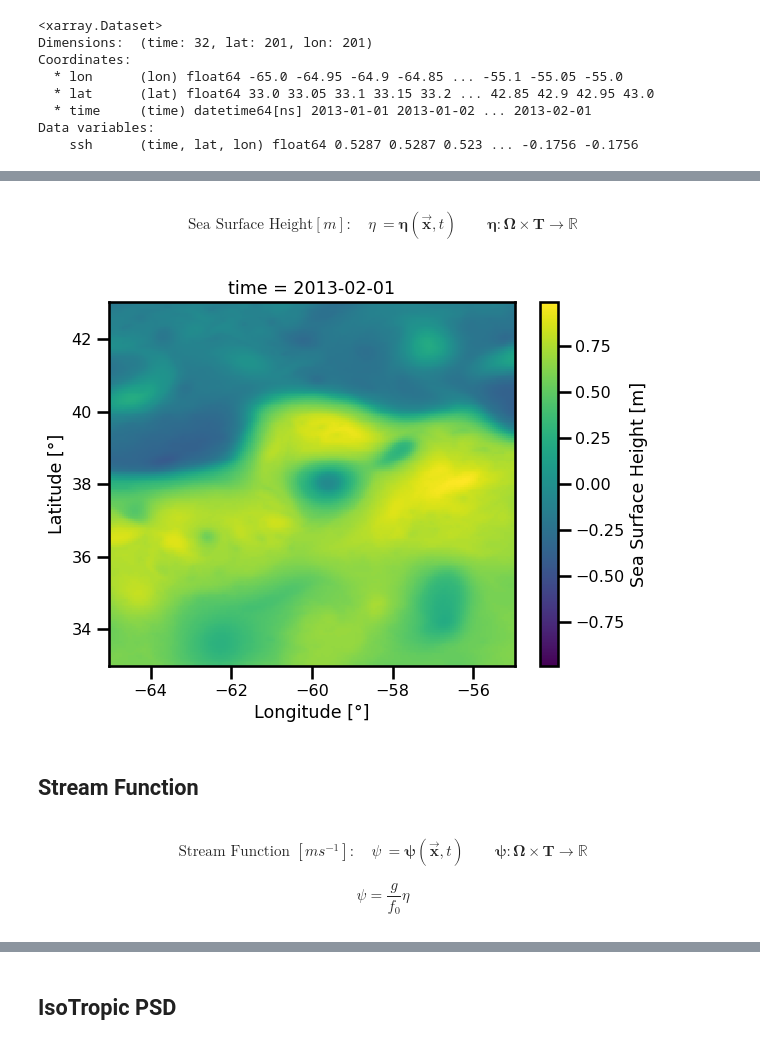
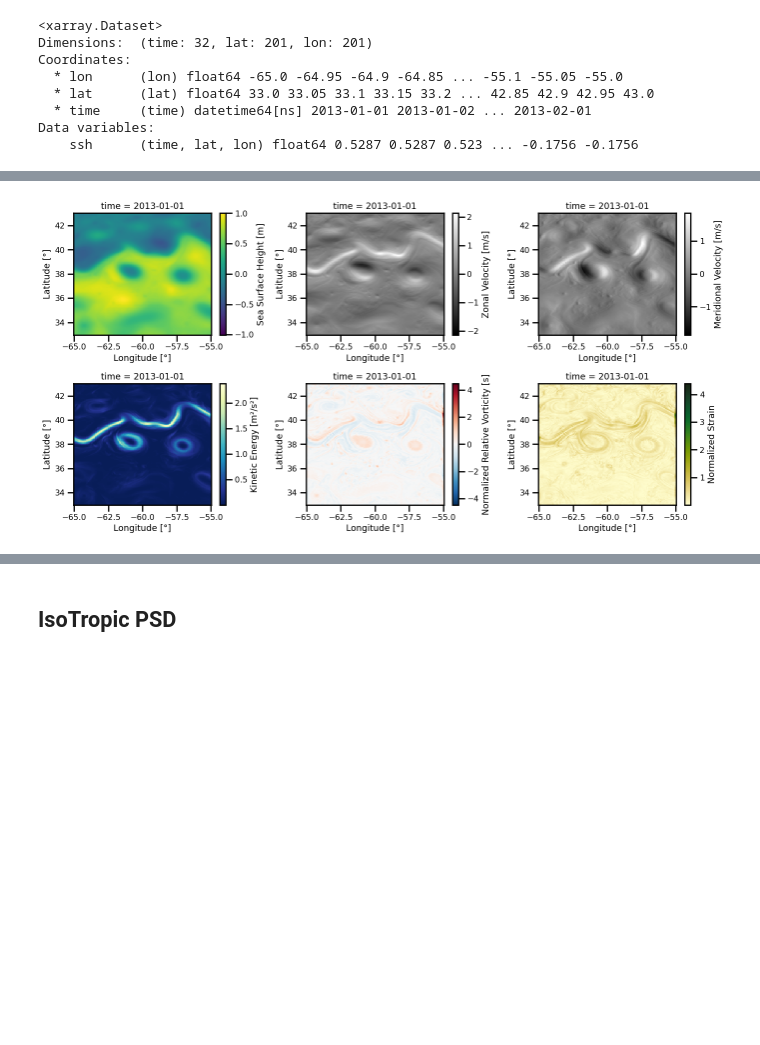
Before and after one commit to jejjohnson/jejeqx, a Jupyter notebook: notebooks/dev/ssh/spectral_analysis.ipynb, the cells around one changed output, grey strips where cells are left out. Saved outputs shown, nothing was run; the diff lists cells and outputs as text; code cells hidden in the pictures; blank space fills up the shorter version.

Commit message:
added more functions for plotting

```diff
--- a/notebooks/dev/ssh/spectral_analysis.ipynb
+++ b/notebooks/dev/ssh/spectral_analysis.ipynb
@@ -169,10 +167,23 @@ from jejeqx._src.viz.utils import get_cbar_label
-# %% [markdown]
-$$
-\begin{aligned}
-\text{Sea Surface Height}[m]: &&
-\eta &=\boldsymbol{\eta}(\vec{\mathbf{x}},t) && &&
-\boldsymbol{\eta}: \boldsymbol{\Omega}\times\boldsymbol{T}\rightarrow\mathbb{R}
-\end{aligned}
-$$
-# %%
-ds = geocalc.get_ssh_dataset(xrda.ssh)
+# %%
+def calculate_physical_quantities(da):
+
+    # SSH
+    ds = geocalc.get_ssh_dataset(da)
+
+    # Stream Function
+    ds = geocalc.calculate_streamfunction(ds, "ssh")
+
+    # U,V Velocities
+    ds = geocalc.calculate_velocities_sf(ds, "psi")
+
+    # Kinetic Energy
+    ds = geocalc.calculate_kinetic_energy(ds, ["u","v"])
+
+    # Relative Vorticity
+    ds = geocalc.calculate_relative_vorticity_uv(ds, ["u","v"], normalized=True)
+
+    # Strain
+    ds = geocalc.calculate_strain_magnitude(ds, ["u","v"], normalized=True)
+
+
+    return ds
@@ -179,23 +228,7 @@ ds = geocalc.get_ssh_dataset(xrda.ssh)
+# %%
+ds_natl60 = calculate_physical_quantities(xrda.ssh)
 # %%
-cbar_kwargs = {"label": get_cbar_label(ds.ssh)}
-
-_ = geoplot.plot_colormap(
-    ds.ssh.isel(time=-1), cmap="viridis",
-    cbar_kwargs=cbar_kwargs,
-)
+fig, ax = plot_analysis_vars(ds_natl60.isel(time=0))
+plt.show()
 # %% [output]
-[figure, old version]
+[figure, new version]
-# %% [markdown]
-## Stream Function
-# %% [markdown]
-$$
-\begin{aligned}
-\text{Stream Function }[ms^{-1}]: &&
-\psi &=\boldsymbol{\psi}(\vec{\mathbf{x}},t) && &&
-\boldsymbol{\psi}: \boldsymbol{\Omega}\times\boldsymbol{T}\rightarrow\mathbb{R}
-\end{aligned}
-$$
-
-$$
-\psi = \frac{g}{f_0}\eta
-$$
```
Also changed, not shown: parts of 13 cells of this notebook, 6 other files.
